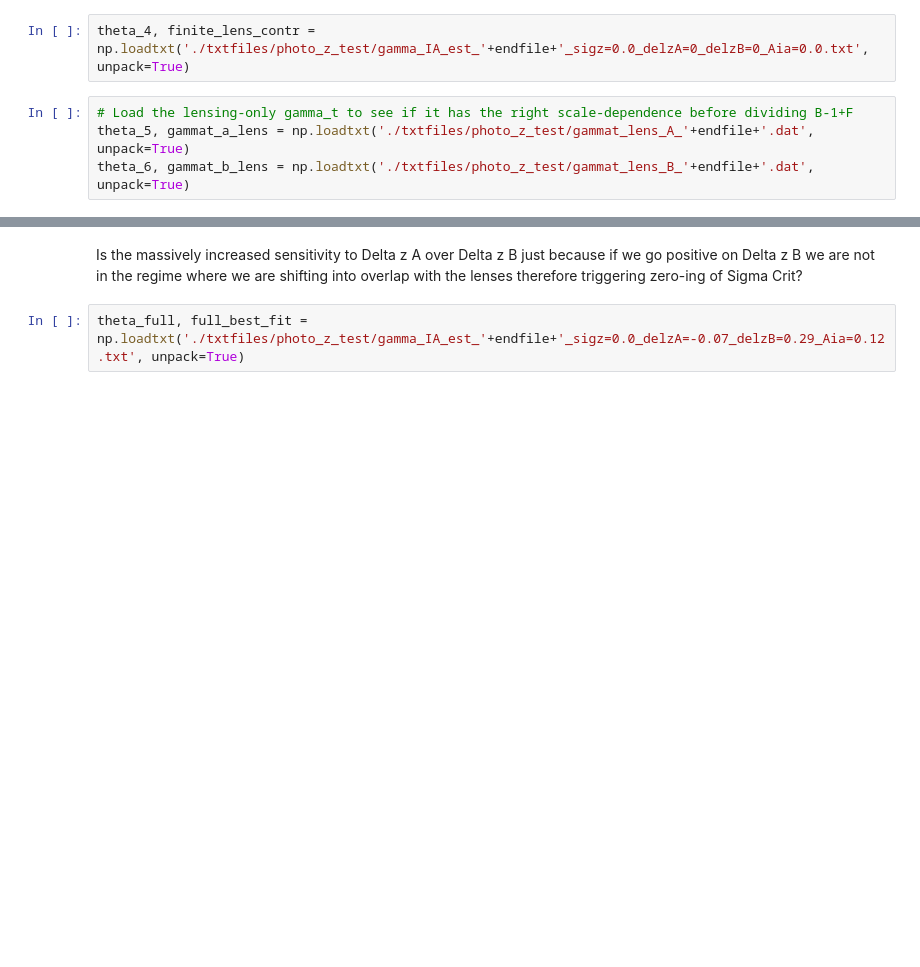
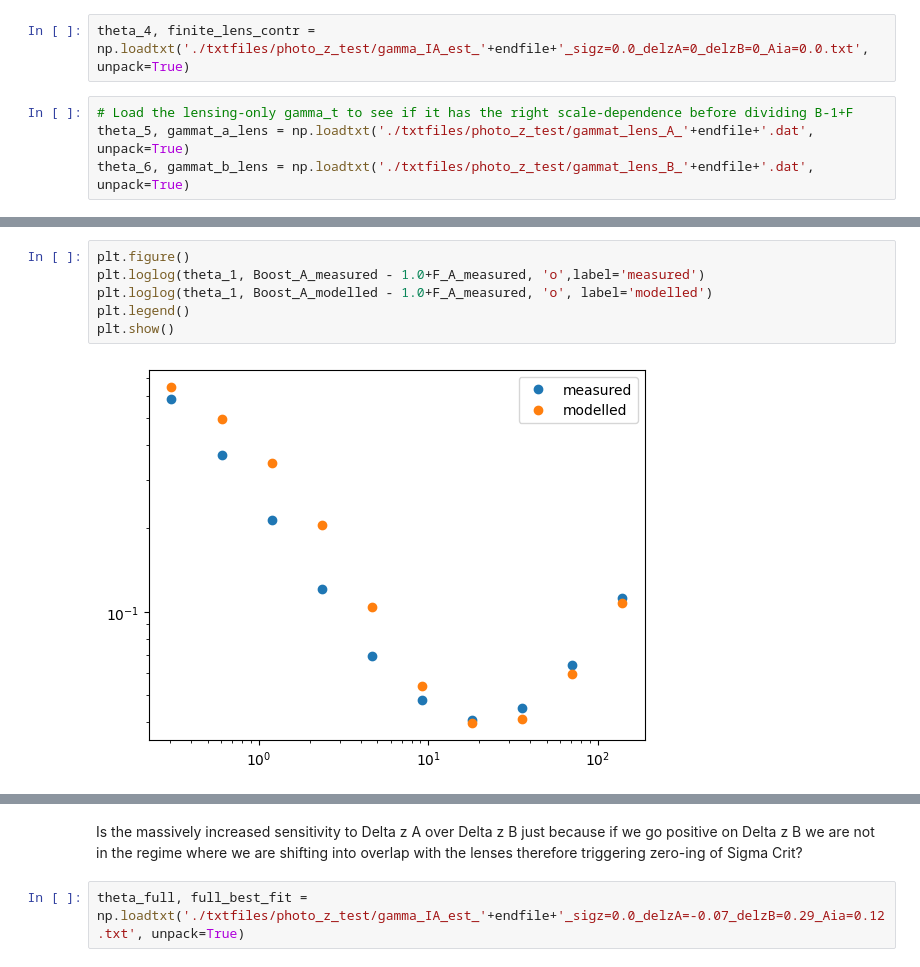
Before and after one commit to c-d-leonard/IA_GGL, a Jupyter notebook: pz_IA_delzA_delzB.ipynb, the cells around one changed output, grey strips where cells are left out. Cells and saved outputs as stored; diff of their text form; blank space fills up the shorter version.

```diff
--- a/pz_IA_delzA_delzB.ipynb
+++ b/pz_IA_delzA_delzB.ipynb
@@ -139,0 +199,8 @@ plt.savefig('./compare_terms_best_fit_AIA=0.12_DeltazA=-0.08_DeltazB=0.08.pdf')
+# %%
+plt.figure()
+plt.loglog(theta_1, Boost_A_measured - 1.0+F_A_measured, 'o',label='measured')
+plt.loglog(theta_1, Boost_A_modelled - 1.0+F_A_measured, 'o', label='modelled')
+plt.legend()
+plt.show()
+# %% [output]
+[figure, added]
```
Also changed, not shown: parts of 25 cells of this notebook, 36 other files.
